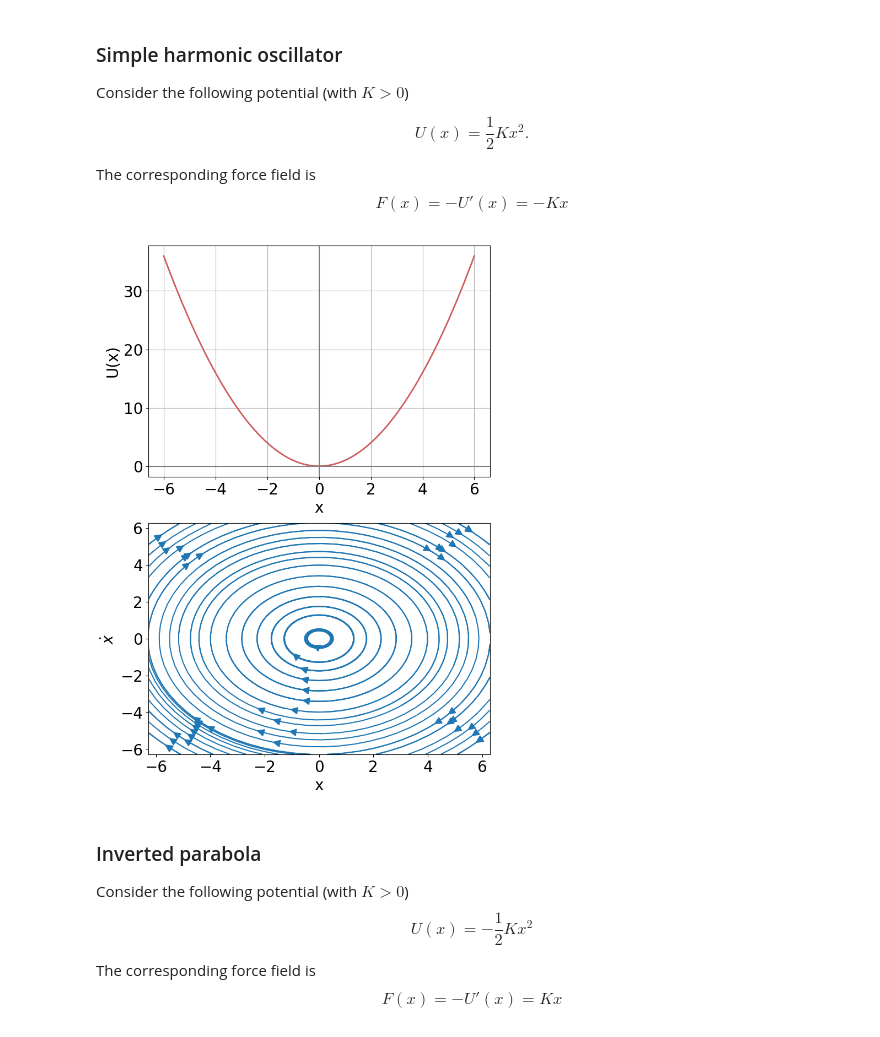
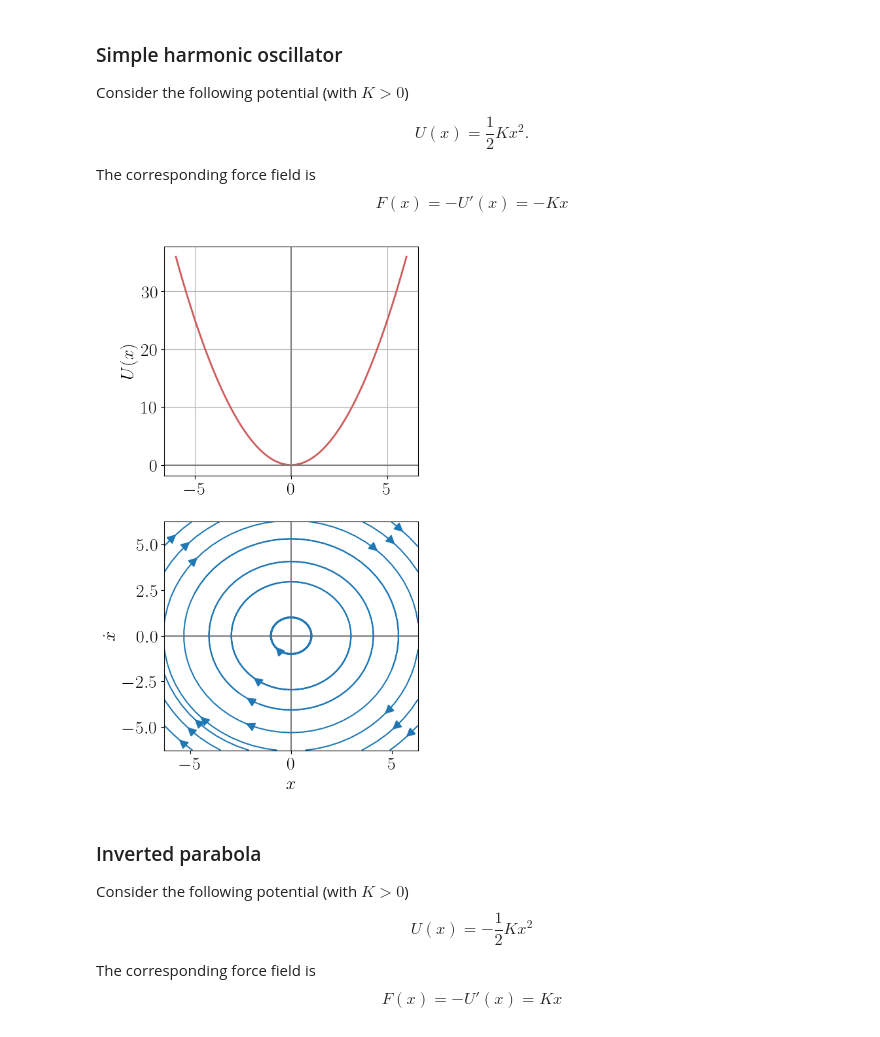
Before and after one commit to rajeshrinet/teaching, a Jupyter notebook: ex2-phasePortraits-streamplot.ipynb, the cells around one changed output. Saved outputs shown, nothing was run; the diff lists cells and outputs as text; code cells hidden in the pictures.

```diff
--- a/ex2-phasePortraits-streamplot.ipynb
+++ b/ex2-phasePortraits-streamplot.ipynb
@@ -1,7 +1,7 @@
 # %%
 import numpy as np
 import matplotlib.pyplot as plt
-plt.rcParams.update({'font.size': 20})
+plt.rcParams.update({'font.size': 20, "text.usetex": True,})
 # %% [markdown]
 ### Simple harmonic oscillator
 
@@ -11,27 +11,27 @@ $$U(x)=\frac12 K x^2.$$
 
 The corresponding force field is $$F(x)= - U'(x)=-Kx$$
 # %%
-plt.figure(figsize=(8, 12), dpi=100)
+plt.figure(figsize=(5, 10), dpi=100)
 
 plt.subplot(211)
 xx=6;  x = np.linspace(-xx,xx,128);
 
 plt.plot(x, x*x, lw=2, color='indianred')
-plt.axvline(x=0, c="gray", label="x=0")
-plt.axhline(y=0, c="gray", label="y=0")
-plt.xlabel('x'); plt.ylabel(r'U(x)');
+plt.axvline(x=0, c="gray", label="x=0"); plt.axhline(y=0, c="gray", label="y=0")
+plt.ylabel(r'$U(x)$');
 plt.grid()
 plt.subplot(212)
 Lx, Ly = 2*np.pi, 2*np.pi
 Np =64
 xG, dot_xG = np.meshgrid(np.linspace(-Lx, Lx, Np), np.linspace(-Lx, Lx, Np))
 
 ddot_xG = -xG
 
-plt.streamplot(xG, dot_xG, dot_xG, ddot_xG,density=0.75, broken_streamlines=False, arrowsize=2);
-plt.xlabel('x'); plt.ylabel(r'$\dot x$');
+plt.axvline(x=0, c="gray", label="x=0"); plt.axhline(y=0, c="gray", label="y=0")
+plt.streamplot(xG, dot_xG, dot_xG, ddot_xG,density=0.35, broken_streamlines=False, arrowsize=2);
+plt.xlabel(r'$x$'); plt.ylabel(r'$\dot x$');
 # %% [output]
-[figure, old version]
+[figure, new version]
 # %% [markdown]
 ### Inverted parabola
 
```
Also changed, not shown: parts of 6 cells of this notebook.
